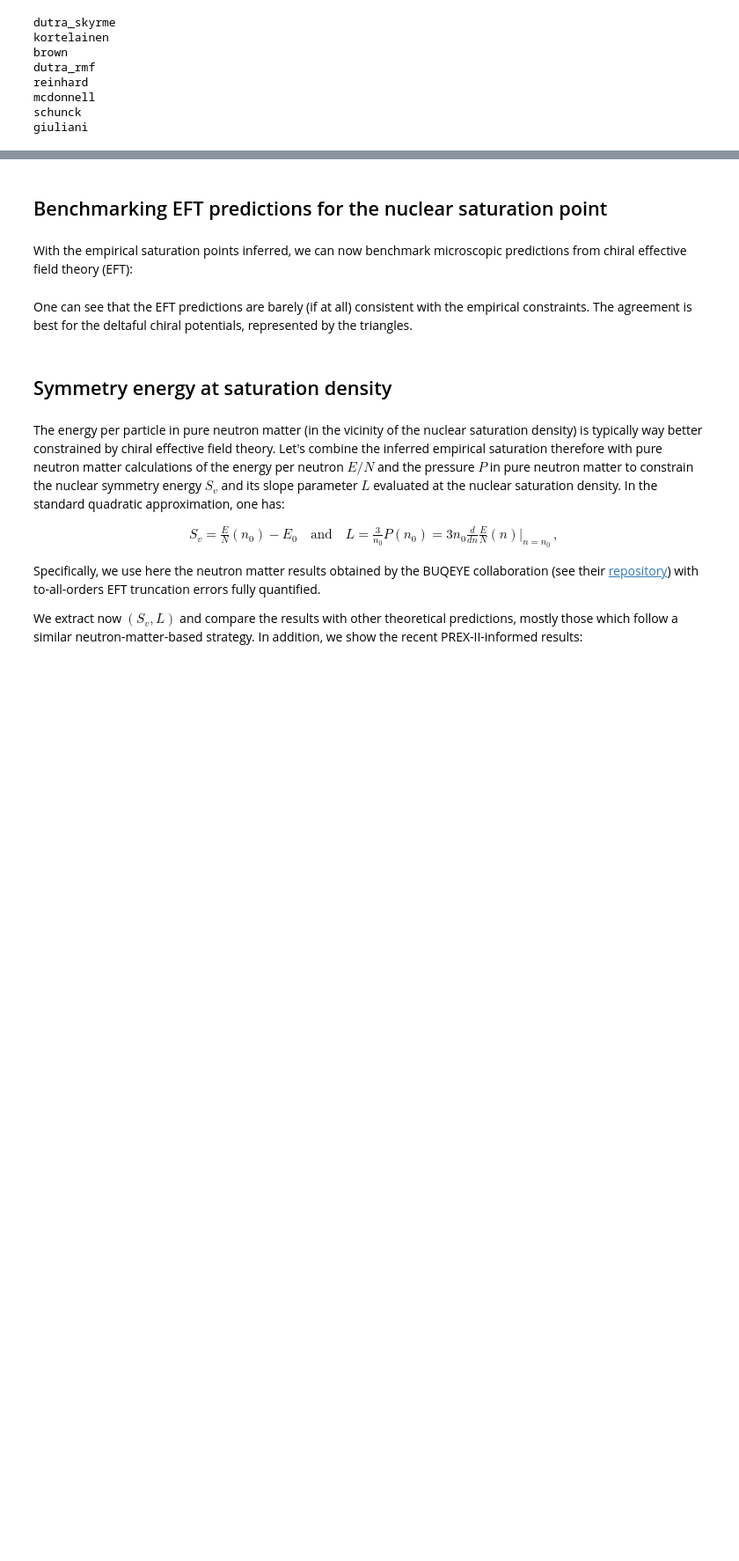
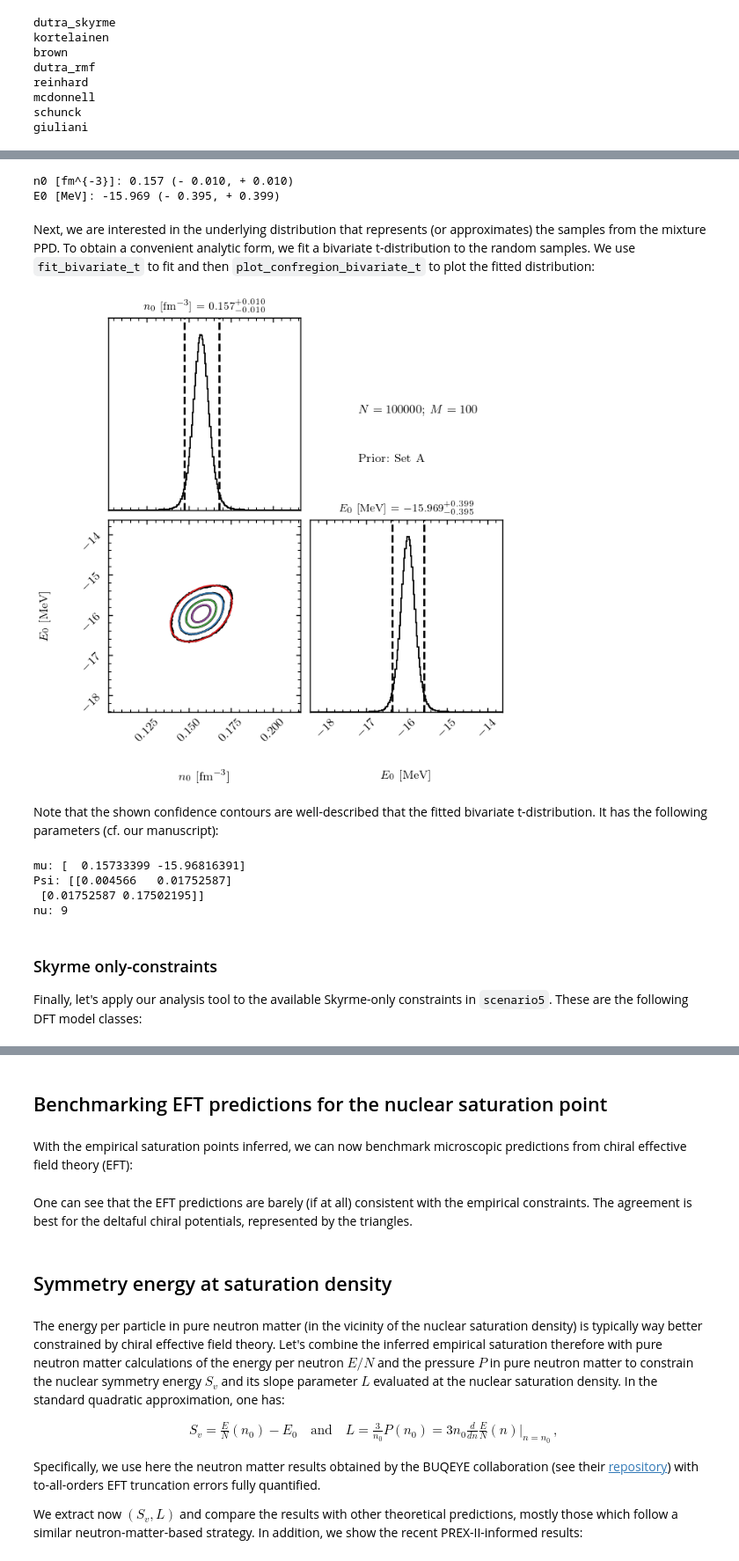
Before and after one commit to cdrischler/nuclear_saturation, a Jupyter notebook: analysis_conjugate_priors.ipynb, the cells around one changed output, grey strips where cells are left out. Shown at 88% size. Saved outputs shown, nothing was run; the diff lists cells and outputs as text; code cells hidden in the pictures; blank space fills up the shorter version.

```diff
--- a/analysis_conjugate_priors.ipynb
+++ b/analysis_conjugate_priors.ipynb
@@ -459,0 +439,35 @@ Finally, let's apply our analysis tool to the Skyrme-only constraints:
+# %%
+median = np.median(samples, axis=0)
+lower_percentile = (1-use_level)/2*100
+upper_percentile = 100-lower_percentile
+for ivar, var in enumerate(("n0 [fm^{-3}]", "E0 [MeV]")):
+    errors = np.abs(median[ivar] - np.percentile(samples[:,ivar], (lower_percentile, upper_percentile)))
+    print(f"{var}: {median[ivar]:.3f} (- {errors[0]:.3f}, + {errors[1]:.3f})")
+# %% [output]
+n0 [fm^{-3}]: 0.157 (- 0.010, + 0.010)
+E0 [MeV]: -15.969 (- 0.395, + 0.399)
+# %% [markdown]
+Next, we are interested in the underlying distribution that represents (or approximates) the samples from the mixture PPD. To obtain a convenient analytic form, we fit a bivariate t-distribution to the random samples. We use `fit_bivariate_t` to fit and then `plot_confregion_bivariate_t` to plot the fitted distribution:
+# %%
+from modules.plot_helpers import fit_bivariate_t, plot_confregion_bivariate_t
+fit = fit_bivariate_t(data=samples, alpha_fit="auto", nu_limits=None, tol=1e-4, print_status=False, strategy="count_samples")
+plot_confregion_bivariate_t(mu=fit["mu"], Sigma=fit["Psi"], nu=fit["nu"],   # Sigma is here the scale matrix, not the cov matrix
+                            ax=axs[1,0], validate=False, plot_scatter=False, zorder=100)
+fig
+# %% [output]
+[figure, added]
+# %% [markdown]
+Note that the shown confidence contours are well-described that the fitted bivariate t-distribution. It has the following parameters (cf. our manuscript):
+# %%
+print(f"mu: {fit['mu']}")
+print(f"Psi: {np.sqrt(fit['Psi'])}")
+print(f"nu: {fit['nu']}")
+# %% [output]
+mu: [  0.15733399 -15.96816391]
+Psi: [[0.004566   0.01752587]
+ [0.01752587 0.17502195]]
+nu: 9
+# %% [markdown]
+### Skyrme only-constraints
+
+Finally, let's apply our analysis tool to the available Skyrme-only constraints in `scenario5`. These are the following DFT model classes:
```
Also changed, not shown: parts of 25 cells of this notebook.
